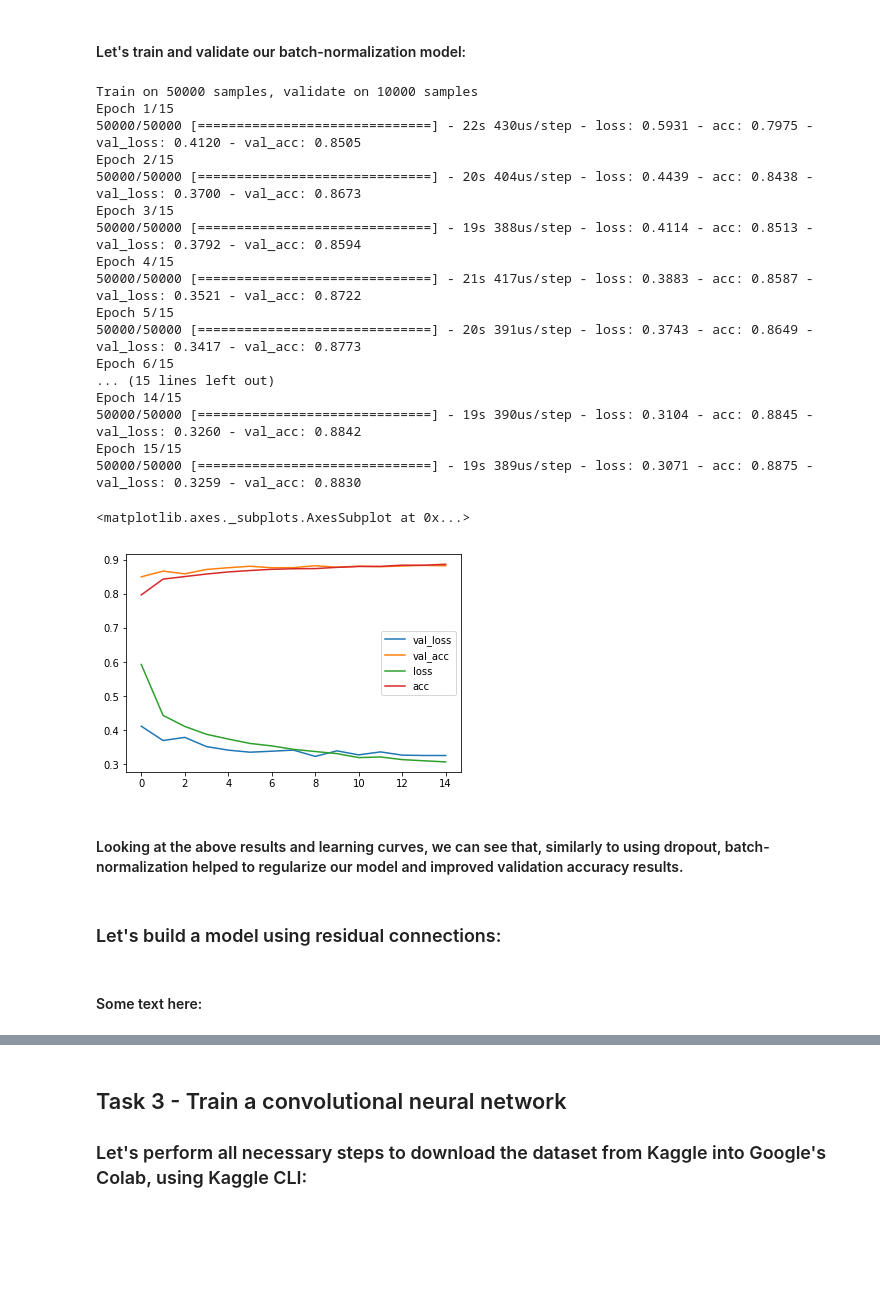
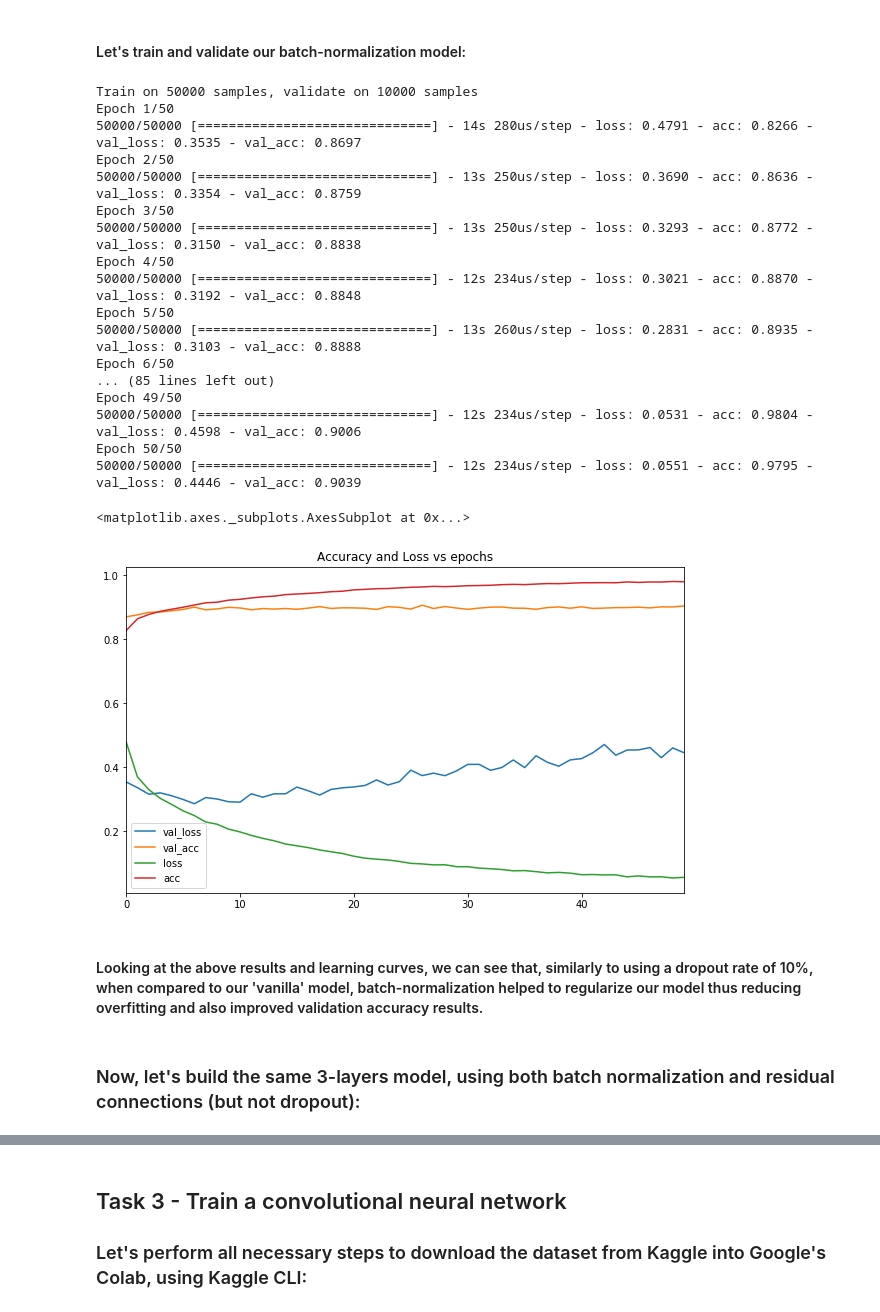
Before and after one commit to deibyrios/Recognize-handwritten-digits, a Jupyter notebook: Copy_of_hw5.ipynb, the cells around one changed output, grey strips where cells are left out. Saved outputs shown, nothing was run; the diff lists cells and outputs as text; code cells hidden in the pictures; blank space fills up the shorter version.

```diff
--- a/Copy_of_hw5.ipynb
+++ b/Copy_of_hw5.ipynb
@@ -269,18 +255,18 @@ for j in range(5):
 
 #### Let's flatten the features and one-hot-encode the targets:
 # %%
-X_train = X_train.reshape(X_train.shape[0], 28 * 28)
-X_test = X_test.reshape(X_test.shape[0], 28 * 28)
+X_train = X_train.reshape(X_train.shape[0], -1)
+X_test = X_test.reshape(X_test.shape[0], -1)
 
 num_classes = len(target_names)
-
 y_train = keras.utils.to_categorical(y_train, num_classes)
 y_test = keras.utils.to_categorical(y_test, num_classes)
 
 print('\nTraining data shape: ', X_train.shape)
-print('Training labels shape: ', y_train.shape)
+print('Train data shape: ', X_train.shape)
+
 print('\nTest data shape: ', X_test.shape)
-print('Test labels shape: ', y_test.shape)
+print('Train labels shape: ', y_train.shape)
 
 print('\nTraining features scale: ', [np.min(X_train), np.max(X_train)])
 # %% [output]
@@ -305,18 +291,8 @@ Test features scale:  [0.0, 1.0]
 # %%
-mask = np.random.permutation(X_train.shape[0])
-
-X_train = X_train[mask]
-y_train = y_train[mask]
-
-num_validation = 10000
-num_training = X_train.shape[0] - num_validation
-
-X_val = X_train[-num_validation:, :]
-y_val = y_train[-num_validation:]
-
-X_train = X_train[:num_training, :]
-y_train = y_train[:num_training]
-
+X_train, X_val, y_train, y_val = train_test_split(X_train, y_train,
+                                                  test_size=10000,
+                                                  stratify=y_train,
+                                                  random_state=0)
 print('Train data shape: ', X_train.shape)
 print('Train labels shape: ', y_train.shape)
 print('Validation data shape: ', X_val.shape)
@@ -497,0 +550,4 @@ def make_sklearn_mlp(n_features, n_classes):
+# %%
+mlp = make_mlp(n_features=num_features, n_classes=num_classes,
+                       hidden_units=[256, 256, 256], batchnorm=True, drop=0)
+mlp.summary()
@@ -498,34 +572,32 @@ def make_sklearn_mlp(n_features, n_classes):
 # %% [markdown]
 #### Let's train and validate our batch-normalization model:
 # %%
-clf = KerasClassifier(make_sklearn_mlp, n_features=num_features,
-                      n_classes=num_classes)
-
-history_callback = clf.fit(X_train, y_train, batch_size=16, epochs=15,
+history_callback = mlp.fit(X_train, y_train, batch_size=32, epochs=50,
                            shuffle=True, verbose=1,
                            validation_data=(X_val, y_val))
-pd.DataFrame(history_callback.history).plot()
+pd.DataFrame(history_callback.history).plot(figsize=(10, 6),
+                                            title='Accuracy and Loss vs epochs')
 # %% [output]
 Train on 50000 samples, validate on 10000 samples
-Epoch 1/15
-50000/50000 [==============================] - 22s 430us/step - loss: 0.5931 - acc: 0.7975 - val_loss: 0.4120 - val_acc: 0.8505
-Epoch 2/15
-50000/50000 [==============================] - 20s 404us/step - loss: 0.4439 - acc: 0.8438 - val_loss: 0.3700 - val_acc: 0.8673
-Epoch 3/15
-50000/50000 [==============================] - 19s 388us/step - loss: 0.4114 - acc: 0.8513 - val_loss: 0.3792 - val_acc: 0.8594
-Epoch 4/15
-50000/50000 [==============================] - 21s 417us/step - loss: 0.3883 - acc: 0.8587 - val_loss: 0.3521 - val_acc: 0.8722
-Epoch 5/15
-50000/50000 [==============================] - 20s 391us/step - loss: 0.3743 - acc: 0.8649 - val_loss: 0.3417 - val_acc: 0.8773
-Epoch 6/15
-... (15 lines left out)
-Epoch 14/15
-50000/50000 [==============================] - 19s 390us/step - loss: 0.3104 - acc: 0.8845 - val_loss: 0.3260 - val_acc: 0.8842
-Epoch 15/15
-50000/50000 [==============================] - 19s 389us/step - loss: 0.3071 - acc: 0.8875 - val_loss: 0.3259 - val_acc: 0.8830
+Epoch 1/50
+50000/50000 [==============================] - 14s 280us/step - loss: 0.4791 - acc: 0.8266 - val_loss: 0.3535 - val_acc: 0.8697
+Epoch 2/50
+50000/50000 [==============================] - 13s 250us/step - loss: 0.3690 - acc: 0.8636 - val_loss: 0.3354 - val_acc: 0.8759
+Epoch 3/50
+50000/50000 [==============================] - 13s 250us/step - loss: 0.3293 - acc: 0.8772 - val_loss: 0.3150 - val_acc: 0.8838
+Epoch 4/50
+50000/50000 [==============================] - 12s 234us/step - loss: 0.3021 - acc: 0.8870 - val_loss: 0.3192 - val_acc: 0.8848
+Epoch 5/50
+50000/50000 [==============================] - 13s 260us/step - loss: 0.2831 - acc: 0.8935 - val_loss: 0.3103 - val_acc: 0.8888
+Epoch 6/50
+... (85 lines left out)
+Epoch 49/50
+50000/50000 [==============================] - 12s 234us/step - loss: 0.0531 - acc: 0.9804 - val_loss: 0.4598 - val_acc: 0.9006
+Epoch 50/50
+50000/50000 [==============================] - 12s 234us/step - loss: 0.0551 - acc: 0.9795 - val_loss: 0.4446 - val_acc: 0.9039
 <matplotlib.axes._subplots.AxesSubplot at 0x...>
-[figure, old version]
+[figure, new version]
 # %% [markdown]
-#### Looking at the above results and learning curves, we can see that, similarly to using dropout, batch-normalization helped to regularize our model and improved validation accuracy results.
+#### Looking at the above results and learning curves, we can see that, similarly to using a dropout rate of 10%, when compared to our 'vanilla' model, batch-normalization helped to regularize our model thus reducing overfitting and also improved validation accuracy results.
 # %% [markdown]
-### Let's build a model using residual connections:
+### Now, let's build the same 3-layers model, using both batch normalization and residual connections (but not dropout):
@@ -547,2 +603,0 @@ Epoch 15/15
-# %% [markdown]
-#### Some text here:
```
Also changed, not shown: parts of 63 cells of this notebook.
